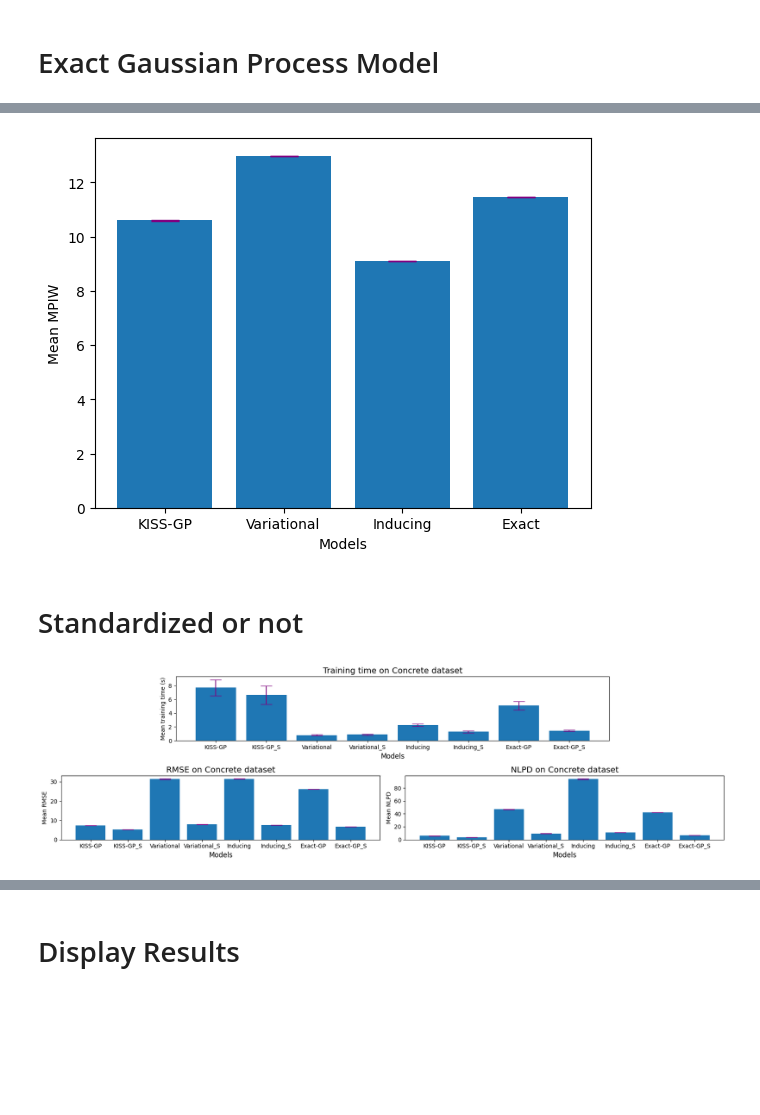
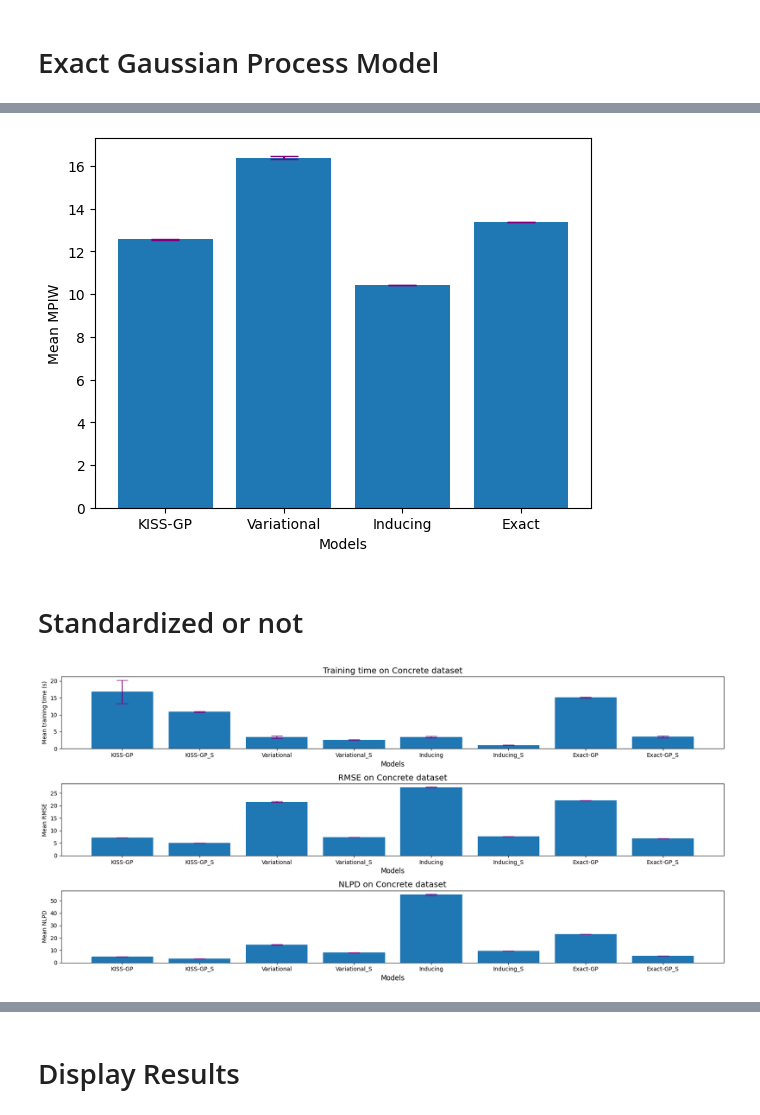
Before and after one commit to Sabelz/Master_Thesis_Alexander, a Jupyter notebook: GPs/ConcreteGPs.ipynb, the cells around one changed output, grey strips where cells are left out. Drawn from its saved outputs; the diff is of its cells as text; code cells hidden in the pictures; blank space fills up the shorter version.

Commit message:
changed figures for report

```diff
--- a/GPs/ConcreteGPs.ipynb
+++ b/GPs/ConcreteGPs.ipynb
@@ -142,14 +142,14 @@ for _ in range(0,5):
                           KISSGP_likelihood_concrete,
                           x_train_concrete,
                           y_train_concrete,
-                          training_iter= 40) # train is defined in utils/functions.ipynb
+                          training_iter= 100) # train is defined in utils/functions.ipynb
 
   # Standardized version
   train_time_KISSGP_concrete_standardized = train(KISSGP_model_concrete_standardized,
                                        KISSGP_likelihood_concrete_standardized,
                                        x_train_concrete_standardized,
                                        y_train_concrete,
-                                       training_iter= 40) # train is defined in utils/functions.ipynb
+                                       training_iter= 100) # train is defined in utils/functions.ipynb
 
 
   with torch.no_grad(), gpytorch.settings.fast_pred_var():
@@ -265,14 +265,14 @@ for _ in range(0,5):
                                   variational_likelihood_concrete,
                                   x_train_concrete,
                                   y_train_concrete,
-                                  training_iter= 40) # train is defined in utils/functions.ipynb
+                                  training_iter= 100) # train is defined in utils/functions.ipynb
 
   # Standardized version, train_loader_concrete_standardized
   train_time_variational_concrete_standardized = train_ELBO(variational_model_concrete_standardized,
                                                 variational_likelihood_concrete_standardized,
                                                 x_train_concrete_standardized,
                                                 y_train_concrete,
-                                                training_iter= 40) # train is defined in utils/functions.ipynb
+                                                training_iter= 100) # train is defined in utils/functions.ipynb
 
   with torch.no_grad(), gpytorch.settings.fast_pred_var():
     # predict is defined in utils/functions.ipynb
@@ -394,13 +394,13 @@ for _ in range(0,5):
                             inducing_likelihood_concrete,
                             x_train_concrete.double(),
                             y_train_concrete.double(),
-                            training_iter= 40) # train is defined in utils/functions.ipynb
+                            training_iter= 100) # train is defined in utils/functions.ipynb
   # Standardized version
   train_time_inducing_concrete_standardized = train(inducing_model_concrete_standardized,
                                         inducing_likelihood_concrete_standardized,
                                         x_train_concrete_standardized,
                                         y_train_concrete,
-                                        training_iter= 40) # train is defined in utils/functions.ipynb
+                                        training_iter= 100) # train is defined in utils/functions.ipynb
 
 
 
@@ -513,14 +546,14 @@ for _ in range(0,5):
                                   exact_likelihood_concrete,
                                   x_train_concrete,
                                   y_train_concrete,
-                                  training_iter= 40) # train is defined in utils/functions.ipynb
+                                  training_iter= 100) # train is defined in utils/functions.ipynb
 
 
   train_time_exact_concrete_standardized = train(exact_model_concrete_standardized,
                                   exact_likelihood_concrete_standardized,
                                   x_train_concrete_standardized,
                                   y_train_concrete,
-                                  training_iter= 40) # train is defined in utils/functions.ipynb
+                                  training_iter= 100) # train is defined in utils/functions.ipynb
 
 
 
@@ -705,7 +738,7 @@ ax.set_xlabel('Models')
 ax.set_ylabel('Mean MPIW')
 plt.savefig("error_mpiw_concrete.pdf")
 # %% [output]
-[figure, old version]
+[figure, new version]
 # %% [markdown]
 # Standardized or not
 # %%
@@ -836,39 +869,39 @@ for mpiw, mpiw_s in zip(standard_errors_mpiw, standard_errors_mpiw_s):
 # standardized or not
 from matplotlib.gridspec import GridSpec
 
-gs = GridSpec(2, 6)  # 2 rows, 6 columns
+gs = GridSpec(3, 1)  # 3 rows, 1 columns
 
-fig = plt.figure(figsize=(17, 5))
+fig = plt.figure(figsize=(17, 8))
 
 # Create subplots
-ax1 = fig.add_subplot(gs[0, 1:5])  # Spans columns 0-1
-ax2 = fig.add_subplot(gs[1, 0:3])  # Spans columns 2-3
-ax3 = fig.add_subplot(gs[1, 3:6])  # Spans columns 4-5
+ax1 = fig.add_subplot(gs[0, 0])
+ax2 = fig.add_subplot(gs[1, 0])
+ax3 = fig.add_subplot(gs[2, 0])
 
 
 
 models_compare = ["KISS-GP", "KISS-GP_S", "Variational", "Variational_S",  "Inducing", "Inducing_S", "Exact-GP", "Exact-GP_S"]
 
 axes = [ax1, ax2, ax3]  # List of axes
 data = [tt_compare, rmse_compare, nlpd_compare]
 standard_errors1 = [tt_compare_error, rmse_compare_error, nlpd_compare_error]
 titles = ["Training time on Concrete dataset", "RMSE on Concrete dataset", "NLPD on Concrete dataset"]
 
 # Plot data
 for i, ax in enumerate(axes):
     ax.bar(models_compare, data[i], yerr=standard_errors1[i], ecolor='purple', capsize=10)
 
     ax.set_title(titles[i], size = "x-large")
     ax.set_xlabel("Models", size = "large")
 
 ax1.set_ylabel("Mean training time (s)")
 ax2.set_ylabel("Mean RMSE")
 ax3.set_ylabel("Mean NLPD")
 plt.tight_layout()
 plt.savefig("metrics_concrete_compare1.pdf")
 plt.show()
 # %% [output]
-[figure, old version]
+[figure, new version]
 # %%
 # standardized or not
 from matplotlib.gridspec import GridSpec
```
Also changed, not shown: parts of 25 cells of this notebook.
